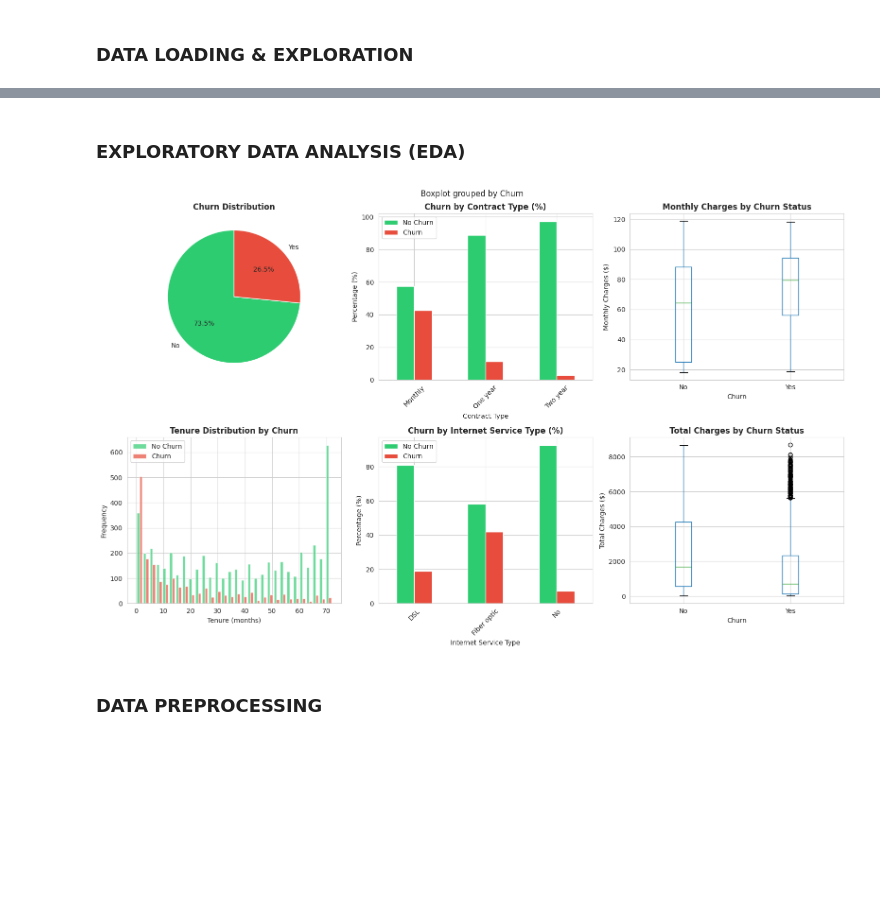
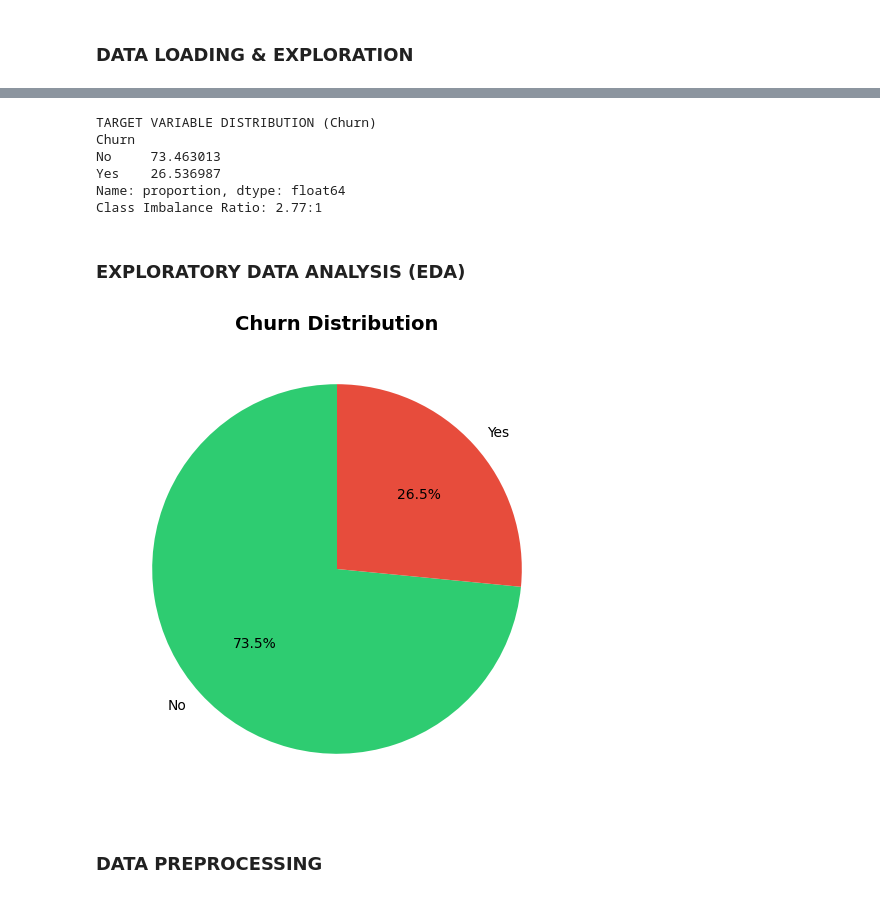
Before and after one commit to sathish-2424/Customer-Churn-Prediction, a Jupyter notebook: telecom_customer_churn_prediction.ipynb, the cells around one changed output, grey strips where cells are left out. Saved outputs shown, nothing was run; the diff lists cells and outputs as text; code cells hidden in the pictures; blank space fills up the shorter version.

```diff
--- a/telecom_customer_churn_prediction.ipynb
+++ b/telecom_customer_churn_prediction.ipynb
@@ -21,8 +23,8 @@ from imblearn.over_sampling import SMOTE
 import warnings
 warnings.filterwarnings('ignore')
 
-# Set plotting style
-sns.set_style('whitegrid')
-plt.rcParams['figure.figsize'] = (14, 7)
+# # Set plotting style
+# sns.set_style('whitegrid')
+# plt.rcParams['figure.figsize'] = (14, 7)
 # %% [markdown]
  ### DATA LOADING & EXPLORATION
@@ -77,61 +82,27 @@ Class Imbalance Ratio: 2.77:1
+# %%
+print("TARGET VARIABLE DISTRIBUTION (Churn)")
+churn_dist = df['Churn'].value_counts(normalize=True) * 100
+print(churn_dist)
+print(f"Class Imbalance Ratio: {churn_dist.iloc[0]/churn_dist.iloc[1]:.2f}:1")
+# %% [output]
+TARGET VARIABLE DISTRIBUTION (Churn)
+Churn
+No     73.463013
+Yes    26.536987
+Name: proportion, dtype: float64
+Class Imbalance Ratio: 2.77:1
 # %% [markdown]
 ### EXPLORATORY DATA ANALYSIS (EDA)
 # %%
-# Visualize churn patterns
-fig, axes = plt.subplots(2, 3, figsize=(16, 10))
-fig.suptitle('Telecom Customer Churn - Key Patterns', fontsize=16, fontweight='bold')
-
-# 1. Churn distribution (Pie chart)
+# chart: Churn Distribution
 churn_counts = df['Churn'].value_counts()
-axes[0, 0].pie(churn_counts, labels=churn_counts.index, autopct='%1.1f%%',
-               colors=['#2ecc71', '#e74c3c'], startangle=90)
-axes[0, 0].set_title('Churn Distribution', fontweight='bold', fontsize=12)
-
-# 2. Contract Type vs Churn
-contract_churn = pd.crosstab(df['Contract'], df['Churn'], normalize='index') * 100
-contract_churn.plot(kind='bar', ax=axes[0, 1], color=['#2ecc71', '#e74c3c'])
-axes[0, 1].set_title('Churn by Contract Type (%)', fontweight='bold', fontsize=12)
-axes[0, 1].set_xlabel('Contract Type')
-axes[0, 1].set_ylabel('Percentage (%)')
-axes[0, 1].legend(['No Churn', 'Churn'])
-axes[0, 1].tick_params(axis='x', rotation=45)
-
-# 3. Monthly Charges vs Churn
-df.boxplot(column='MonthlyCharges', by='Churn', ax=axes[0, 2])
-axes[0, 2].set_title('Monthly Charges by Churn Status', fontweight='bold', fontsize=12)
-axes[0, 2].set_xlabel('Churn')
-axes[0, 2].set_ylabel('Monthly Charges ($)')
-
-# 4. Tenure vs Churn (Histogram)
-axes[1, 0].hist([df[df['Churn']=='No']['Tenure'],
-                 df[df['Churn']=='Yes']['Tenure']],
-                bins=30, label=['No Churn', 'Churn'],
-                color=['#2ecc71', '#e74c3c'], alpha=0.7)
-axes[1, 0].set_title('Tenure Distribution by Churn', fontweight='bold', fontsize=12)
-axes[1, 0].set_xlabel('Tenure (months)')
-axes[1, 0].set_ylabel('Frequency')
-axes[1, 0].legend()
-
-# 5. Internet Service Type vs Churn
-internet_churn = pd.crosstab(df['InternetService'], df['Churn'],
-                             normalize='index') * 100
-internet_churn.plot(kind='bar', ax=axes[1, 1], color=['#2ecc71', '#e74c3c'])
-axes[1, 1].set_title('Churn by Internet Service Type (%)', fontweight='bold', fontsize=12)
-axes[1, 1].set_xlabel('Internet Service Type')
-axes[1, 1].set_ylabel('Percentage (%)')
-axes[1, 1].legend(['No Churn', 'Churn'])
-axes[1, 1].tick_params(axis='x', rotation=45)
-
-# 6. Total Charges vs Churn
-df.boxplot(column='TotalCharges', by='Churn', ax=axes[1, 2])
-axes[1, 2].set_title('Total Charges by Churn Status', fontweight='bold', fontsize=12)
-axes[1, 2].set_xlabel('Churn')
-axes[1, 2].set_ylabel('Total Charges ($)')
-
-plt.tight_layout()
+plt.figure(figsize=(8, 6))
+plt.pie(churn_counts, labels=churn_counts.index, autopct='%1.1f%%',
+        colors=['#2ecc71', '#e74c3c'], startangle=90)
+plt.title('Churn Distribution', fontweight='bold', fontsize=14)
 plt.show()
 # %% [output]
-[figure, old version]
+[figure, new version]
 # %% [markdown]
 ### DATA PREPROCESSING
 # %%
```
Also changed, not shown: parts of 17 cells of this notebook, 2 other files.
